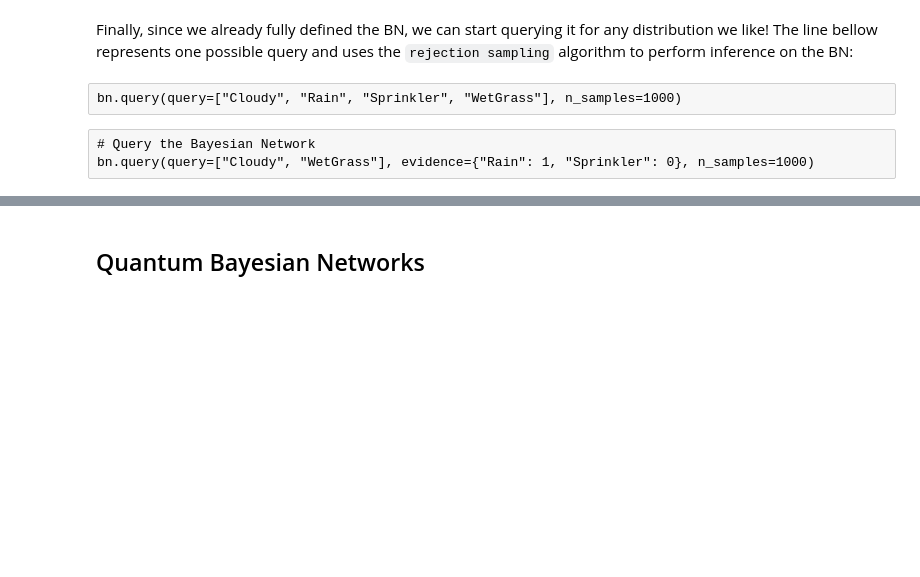
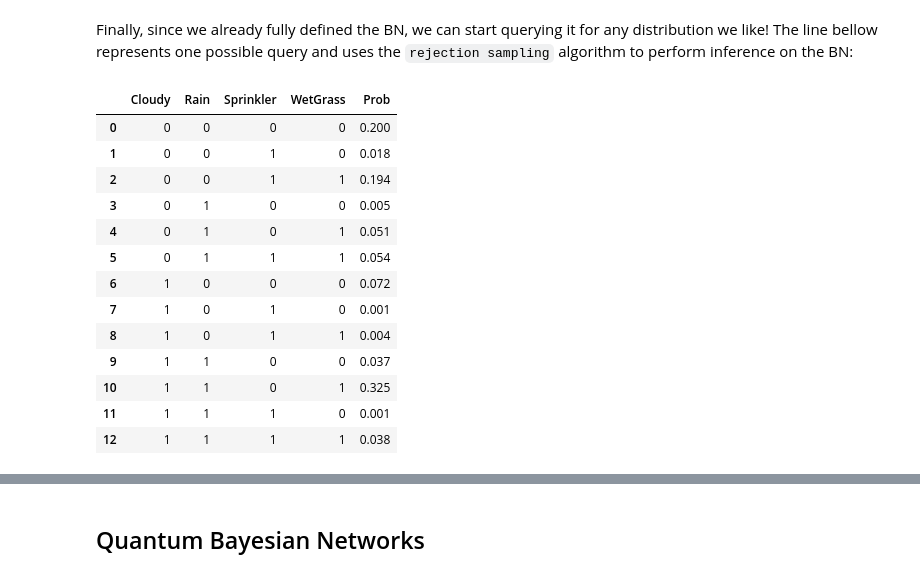
Before and after one commit to GilbertoCunha/QuantumBayesianRL, a Jupyter notebook: BayesianInference.ipynb, the cells around one changed output, grey strips where cells are left out. Saved outputs shown, nothing was run; the diff lists cells and outputs as text; code cells hidden in the pictures; blank space fills up the shorter version.

```diff
--- a/BayesianInference.ipynb
+++ b/BayesianInference.ipynb
@@ -51,8 +51,20 @@ Finally, since we already fully defined the BN, we can start querying it for any
 # %%
 # Initialize the network
 bn.initialize()
-# %% [raw]
-bn.query(query=["Cloudy", "Rain", "Sprinkler", "WetGrass"], n_samples=1000)
-# %% [raw]
-# Query the Bayesian Network
-bn.query(query=["Cloudy", "WetGrass"], evidence={"Rain": 1, "Sprinkler": 0}, n_samples=1000)
+# %%
+bn.query(query=["Cloudy", "Rain", "Sprinkler", "WetGrass"], n_samples=1000)
+# %% [output]
+|  | Cloudy | Rain | Sprinkler | WetGrass | Prob |
+| 0 | 0 | 0 | 0 | 0 | 0.200 |
+| 1 | 0 | 0 | 1 | 0 | 0.018 |
+| 2 | 0 | 0 | 1 | 1 | 0.194 |
+| 3 | 0 | 1 | 0 | 0 | 0.005 |
+| 4 | 0 | 1 | 0 | 1 | 0.051 |
+| 5 | 0 | 1 | 1 | 1 | 0.054 |
+| 6 | 1 | 0 | 0 | 0 | 0.072 |
+| 7 | 1 | 0 | 1 | 0 | 0.001 |
+| 8 | 1 | 0 | 1 | 1 | 0.004 |
+| 9 | 1 | 1 | 0 | 0 | 0.037 |
+| 10 | 1 | 1 | 0 | 1 | 0.325 |
+| 11 | 1 | 1 | 1 | 0 | 0.001 |
+| 12 | 1 | 1 | 1 | 1 | 0.038 |
```
Also changed, not shown: parts of 5 cells of this notebook, 10 other files.
